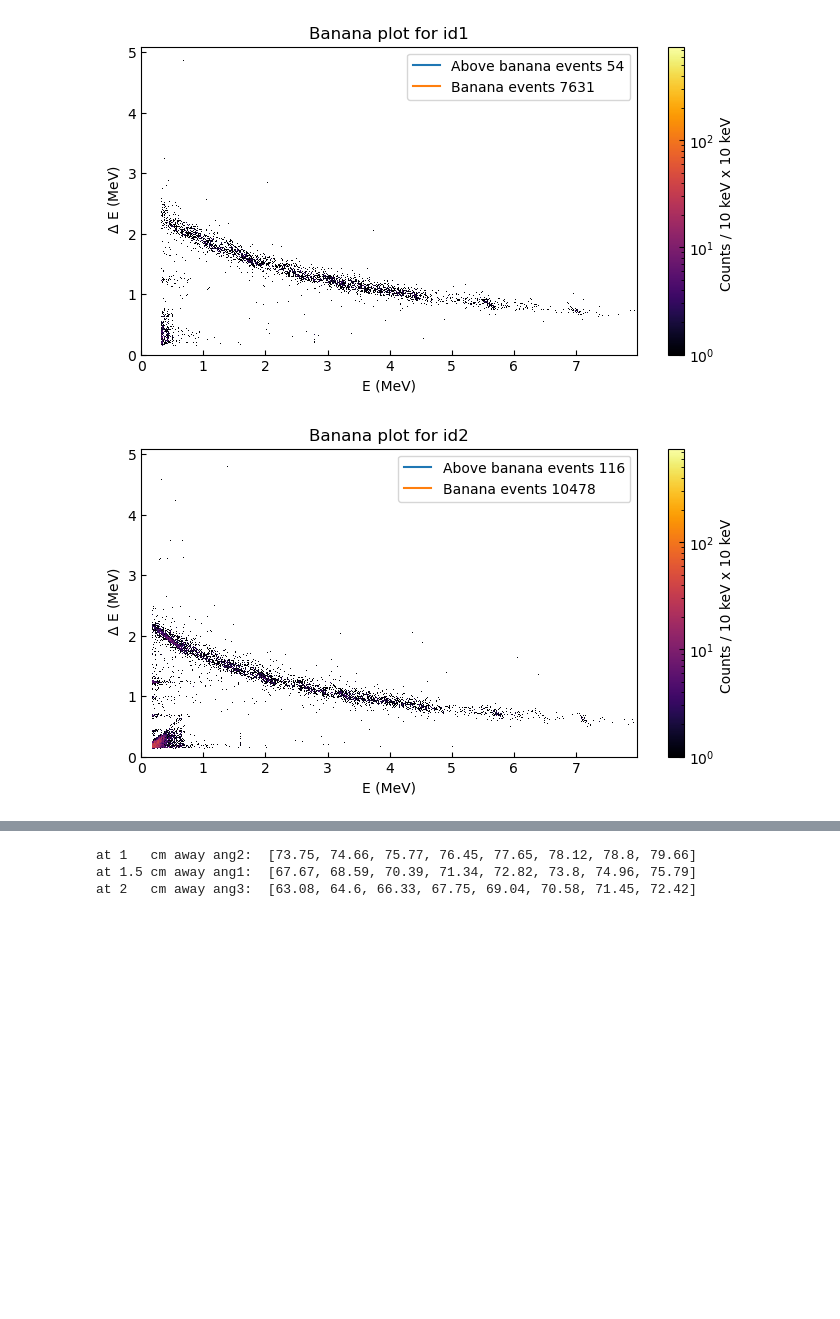
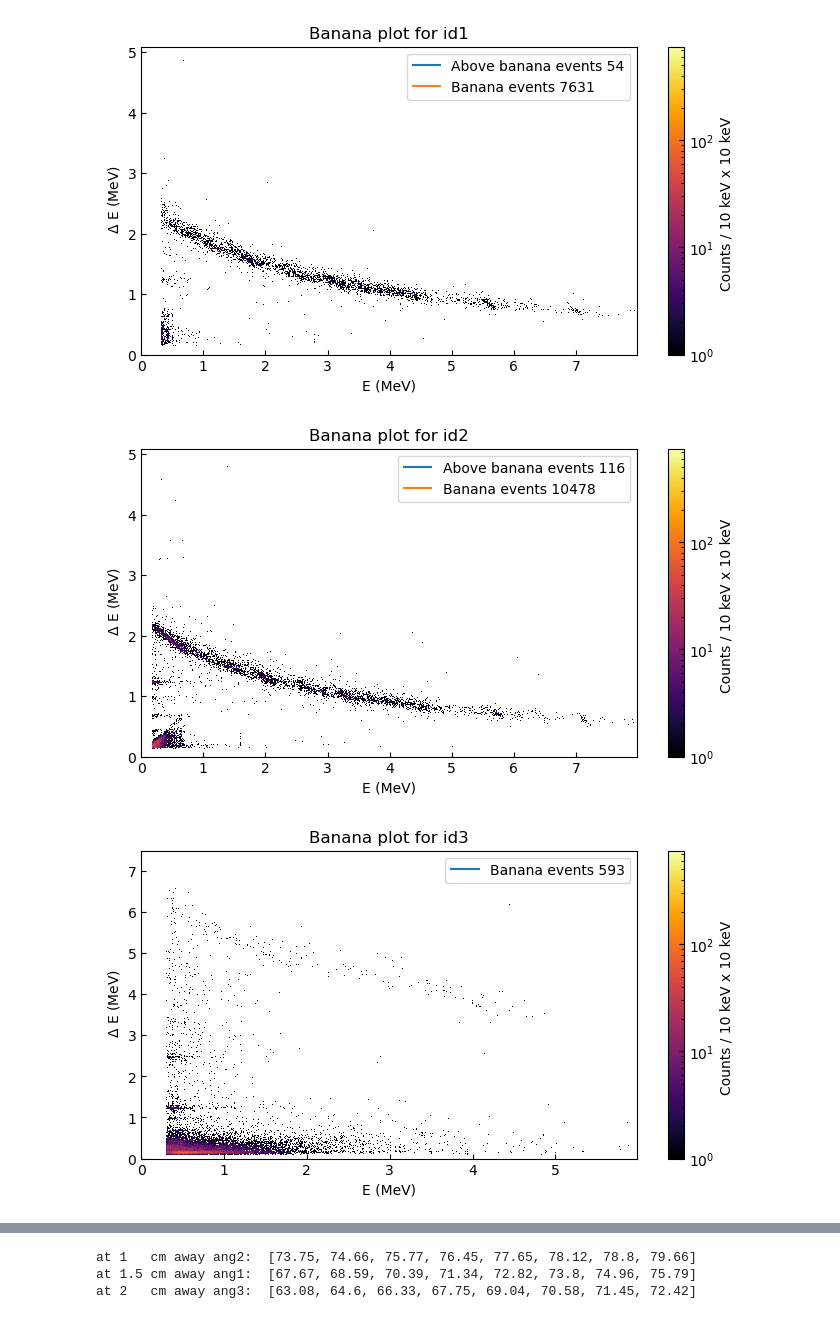
Before and after one commit to phaue/Masters, a Jupyter notebook: analysis/python/dataquality/Al_size_est.ipynb, the cells around one changed output, grey strips where cells are left out. Saved outputs shown, nothing was run; the diff lists cells and outputs as text; code cells hidden in the pictures; blank space fills up the shorter version.

```diff
--- a/analysis/python/dataquality/Al_size_est.ipynb
+++ b/analysis/python/dataquality/Al_size_est.ipynb
@@ -128,23 +132,29 @@ for k, i, j, l, h in zip(range(0,3),xs,ys, xsa, ysa):
 # %%
 plt.rcParams["xtick.direction"] = "in"
 plt.rcParams["ytick.direction"] = "in"
 
 ### Banana plots to get an idea of the amount of events above the banana
 ## An idea of the size of the anomalous events
-for i in range(3):
+for i in range(4):
     plt.figure(figsize=(8,4))
     det = f"id{i}"
-    plt.hist2d(data_collection[iso][det]["bEdep"], data_collection[iso][det]["fEdep"], bins=(np.arange(0, 8, 0.01), np.arange(0, 5.1, 0.01)),
+    if i!=3:
+        plt.hist2d(data_collection[iso][det]["bEdep"], data_collection[iso][det]["fEdep"], bins=(np.arange(0, 8, 0.01), np.arange(0, 5.1, 0.01)),
                    cmap=plt.cm.inferno, norm=mpl.colors.LogNorm(vmin=1, vmax=750), rasterized=True)
+        plt.plot([], [], label=f"Above banana events {above_events[i]}")
+    else:
+        plt.hist2d(data_collection[iso][det]["bEdep"], data_collection[iso][det]["fEdep"], bins=(np.arange(0, 6, 0.01), np.arange(0, 7.5, 0.01)),
+                   cmap=plt.cm.inferno, norm=mpl.colors.LogNorm(vmin=1, vmax=750), rasterized=True)
+
     cbar = plt.colorbar()
     cbar.ax.set_ylabel(f"Counts / 10 keV x 10 keV ")
-    plt.plot([], [], label=f"Above banana events {above_events[i]}")
     plt.plot([], [], label=f"Banana events {in_events[i]}")
     plt.legend(loc='upper right')
     plt.xlabel("E (MeV)")
     plt.ylabel(r" $\Delta$ E (MeV)")
     plt.title(f"Banana plot for {det}")
 # %% [output]
 [figure]
 [figure]
 [figure]
+[figure, added]
```
Also changed, not shown: parts of 18 cells of this notebook, 6 other files.
